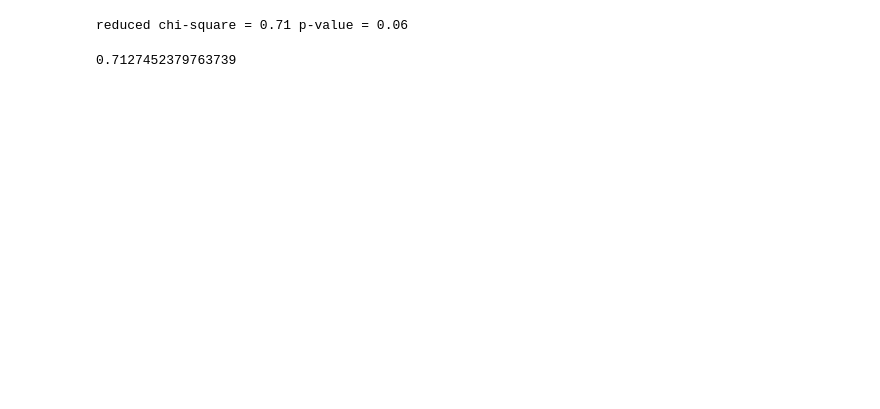
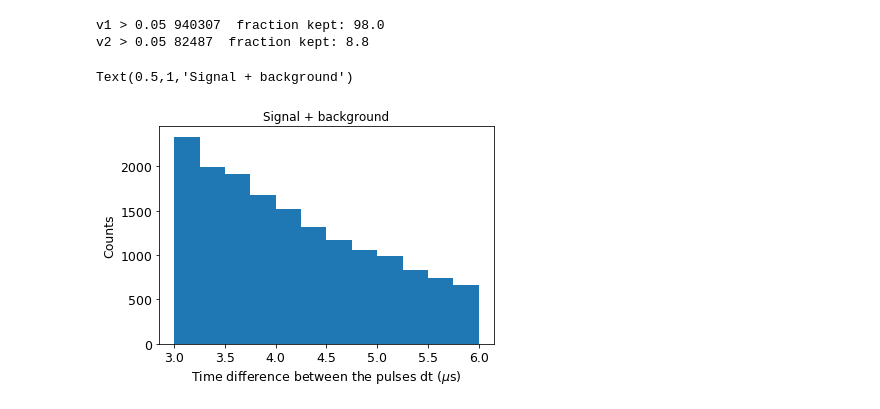
Before and after one commit to y-song/school, a Jupyter notebook: physics111b/lab 3 fitting.ipynb, the cells around one changed output. Cells and saved outputs as stored; diff of their text form; code cells hidden in the pictures; blank space fills up the shorter version.

```diff
--- a/physics111b/lab 3 fitting.ipynb
+++ b/physics111b/lab 3 fitting.ipynb
@@ -205,7 +52,9 @@ Text(0.5,1,'Background')
-# %%
-y, binEdges = np.histogram(df['dt']*1e6, bins=20, range=(10, 20), density=True)
-popt, pcov = curve_fit(linear, x, np.log10(y))
-getRedChi2(y, linear(x, popt[0], popt[1]), 1/(np.sqrt(y)*np.log(10)))
-# %% [output]
-reduced chi-square = 0.71 p-value = 0.06
-0.7127452379763739
+# %%
+df_raw = getData('MUO_long.dat')
+# %%
+df_raw.eval('dt = t2 - t1', inplace=True)
+df = applyCut(df_raw, 'v1 > 0.05', 'v1 > 0.05')
+df = applyCut(df, 'v2 > 0.05', 'v2 > 0.05')
+# %% [output]
+v1 > 0.05 940307  fraction kept: 98.0
+v2 > 0.05 82487  fraction kept: 8.8
@@ -211,0 +64,16 @@ reduced chi-square = 0.71 p-value = 0.06
+# %%
+low = 3
+high = 6
+bins = 12
+binWidth = (high - low) / bins
+# %%
+plt.hist(df['dt']*1e6, bins = bins, range=(low, high))
+plt.xlabel('Time difference between the pulses dt ($\mu$s)', fontsize=12.5)
+plt.xticks(fontsize=12.5)
+plt.ylabel('Counts', fontsize=12.5)
+plt.yticks(fontsize=12.5)
+plt.ticklabel_format(axis="x", style="sci", scilimits=(0,0))
+plt.title('Signal + background')
+# %% [output]
+Text(0.5,1,'Signal + background')
+[figure, added]
```
Also changed, not shown: parts of 35 cells of this notebook, 3 other files.
